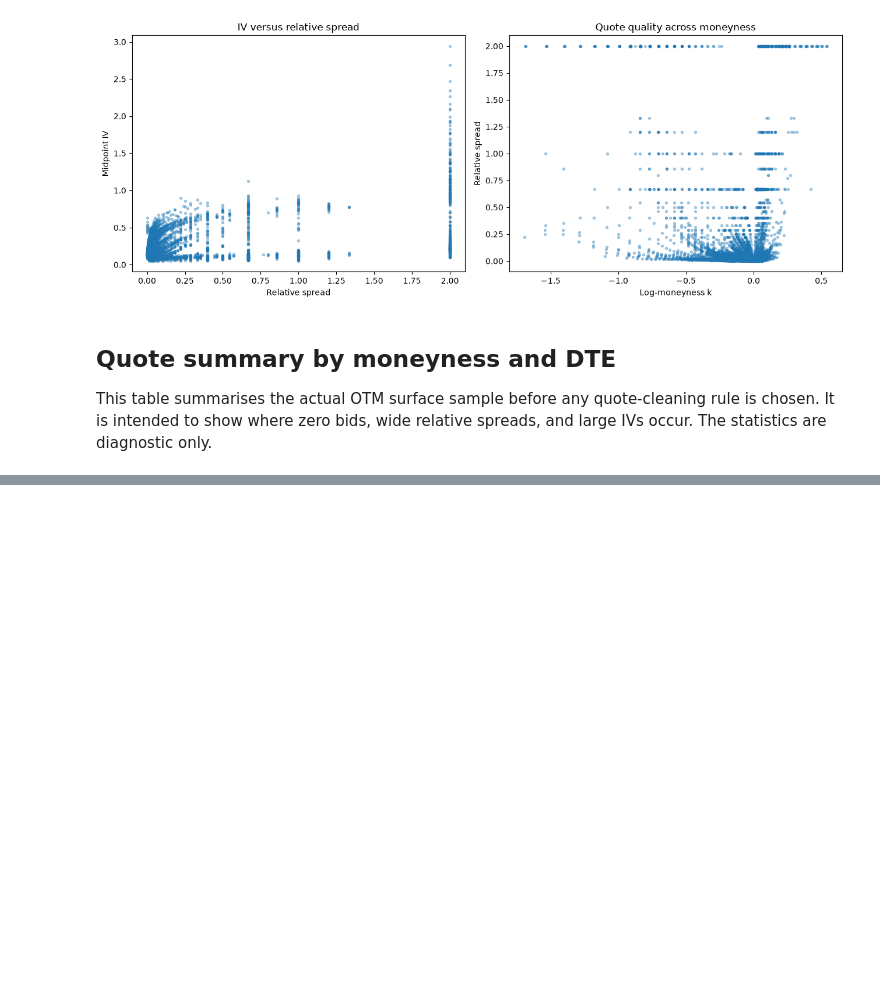
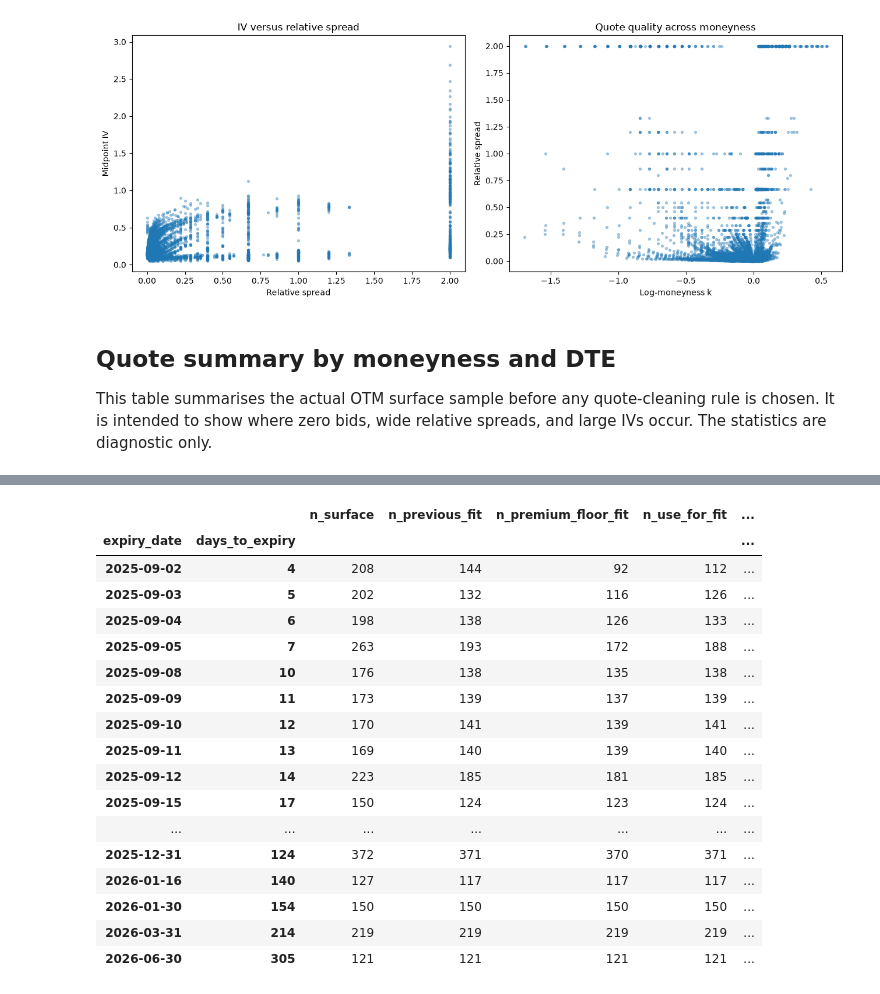
Before and after one commit to MMillward2012/Volatility-Forecasting-and-Options-Trading, a Jupyter notebook: notebooks/iv_surface_diagnostics.ipynb, the cells around one changed output, grey strips where cells are left out. Saved outputs shown, nothing was run; the diff lists cells and outputs as text; code cells hidden in the pictures; blank space fills up the shorter version.

```diff
--- a/notebooks/iv_surface_diagnostics.ipynb
+++ b/notebooks/iv_surface_diagnostics.ipynb
@@ -275,0 +287,39 @@ plt.tight_layout()
+# %%
+previous_fit = (
+    panel["use_for_surface"]
+    & panel["best_bid"].gt(0)
+    & panel["relative_spread"].le(MAX_RELATIVE_SPREAD)
+)
+coverage_rows = panel.assign(
+    previous_fit=previous_fit,
+    premium_floor_fit=previous_fit & panel["mid_price"].ge(0.25),
+)
+coverage = coverage_rows.groupby(["expiry_date", "days_to_expiry"]).agg(
+    n_surface=("use_for_surface", "sum"),
+    n_previous_fit=("previous_fit", "sum"),
+    n_premium_floor_fit=("premium_floor_fit", "sum"),
+    n_use_for_fit=("use_for_fit", "sum"),
+)
+coverage.loc[:, "pct_removed_from_previous"] = 100 * (
+    1 - coverage["n_use_for_fit"] / coverage["n_previous_fit"].replace(0, np.nan)
+)
+coverage
+# %% [output]
+|  |  | n_surface | n_previous_fit | n_premium_floor_fit | n_use_for_fit | ... |
+| expiry_date | days_to_expiry |  |  |  |  | ... |
+| 2025-09-02 | 4 | 208 | 144 | 92 | 112 | ... |
+| 2025-09-03 | 5 | 202 | 132 | 116 | 126 | ... |
+| 2025-09-04 | 6 | 198 | 138 | 126 | 133 | ... |
+| 2025-09-05 | 7 | 263 | 193 | 172 | 188 | ... |
+| 2025-09-08 | 10 | 176 | 138 | 135 | 138 | ... |
+| 2025-09-09 | 11 | 173 | 139 | 137 | 139 | ... |
+| 2025-09-10 | 12 | 170 | 141 | 139 | 141 | ... |
+| 2025-09-11 | 13 | 169 | 140 | 139 | 140 | ... |
+| 2025-09-12 | 14 | 223 | 185 | 181 | 185 | ... |
+| 2025-09-15 | 17 | 150 | 124 | 123 | 124 | ... |
+| ... | ... | ... | ... | ... | ... | ... |
+| 2025-12-31 | 124 | 372 | 371 | 370 | 371 | ... |
+| 2026-01-16 | 140 | 127 | 117 | 117 | 117 | ... |
+| 2026-01-30 | 154 | 150 | 150 | 150 | 150 | ... |
+| 2026-03-31 | 214 | 219 | 219 | 219 | 219 | ... |
+| 2026-06-30 | 305 | 121 | 121 | 121 | 121 | ... |
```
Also changed, not shown: parts of 7 cells of this notebook, 2 other files.
